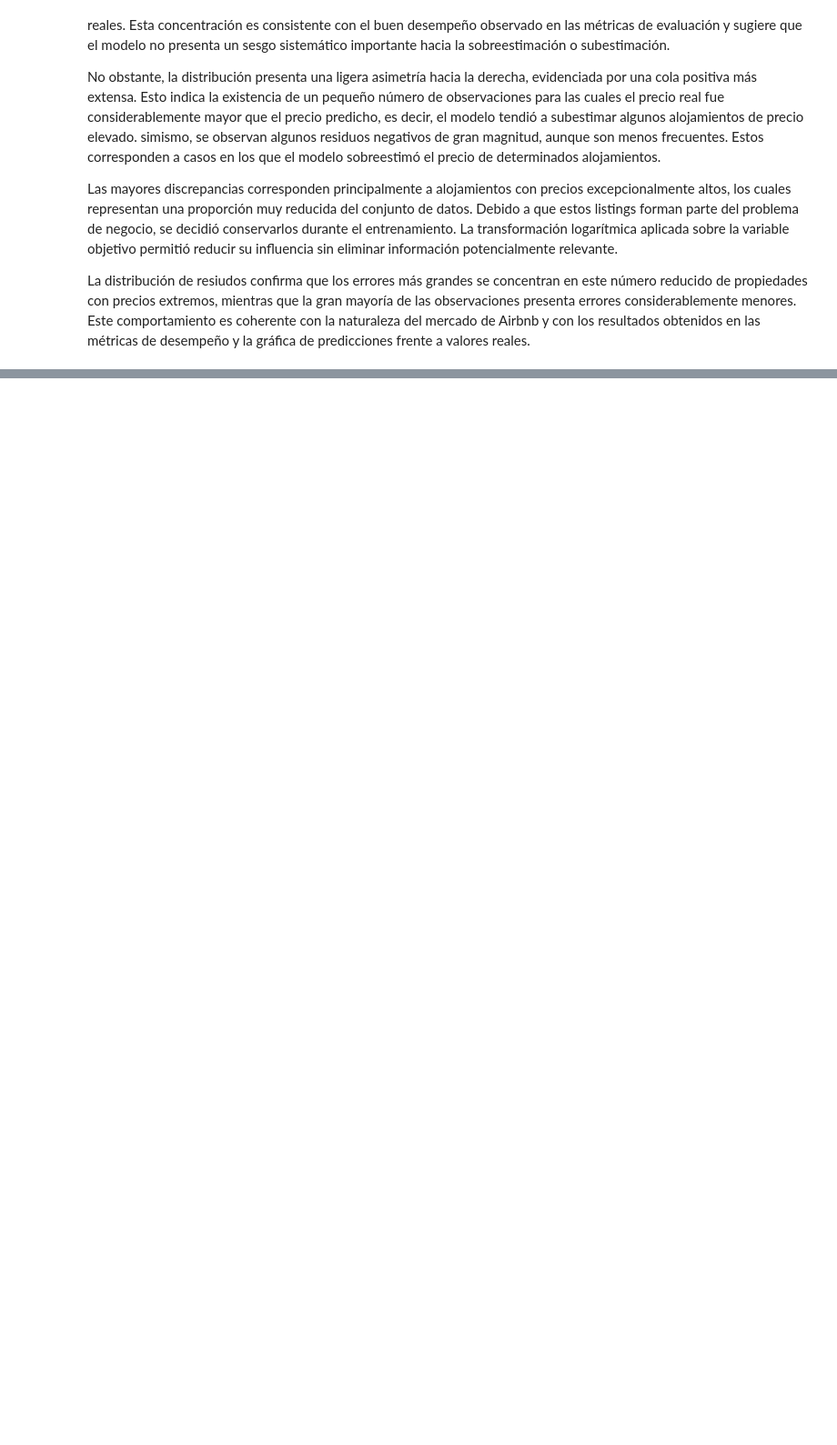
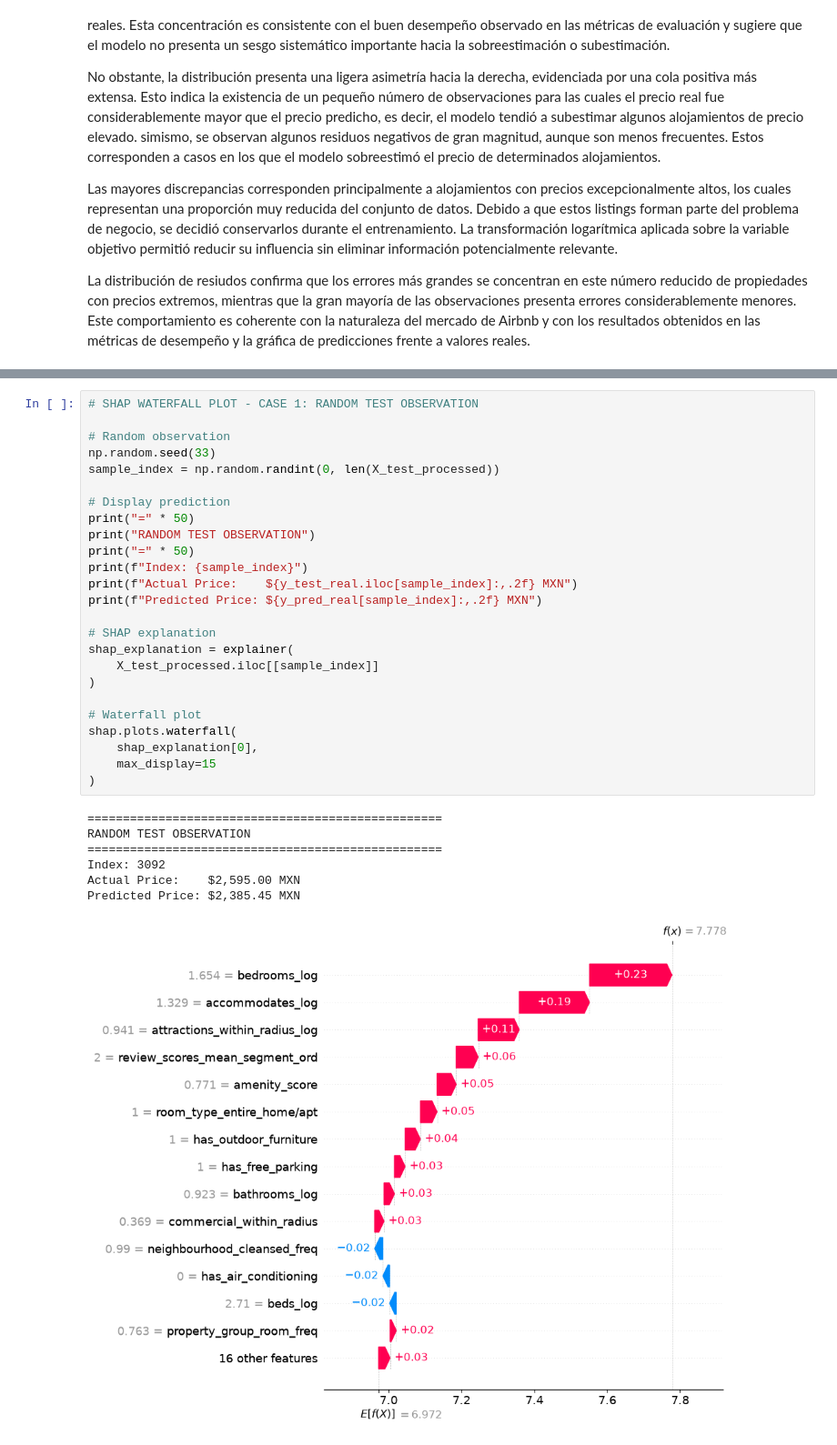
Before and after one commit to josue-rdgzcb/airbnb-price-prediction-mexico-city, a Jupyter notebook: notebooks/03_modeling.ipynb, the cells around one changed output, grey strips where cells are left out. Shown at 91% size. Cells and saved outputs as stored; diff of their text form; blank space fills up the shorter version.

```diff
--- a/notebooks/03_modeling.ipynb
+++ b/notebooks/03_modeling.ipynb
@@ -1500,0 +1613,33 @@ La distribución de resiudos confirma que los errores más grandes se concentran
+# %%
+# SHAP WATERFALL PLOT - CASE 1: RANDOM TEST OBSERVATION
+
+# Random observation
+np.random.seed(33)
+sample_index = np.random.randint(0, len(X_test_processed))
+
+# Display prediction
+print("=" * 50)
+print("RANDOM TEST OBSERVATION")
+print("=" * 50)
+print(f"Index: {sample_index}")
+print(f"Actual Price:    ${y_test_real.iloc[sample_index]:,.2f} MXN")
+print(f"Predicted Price: ${y_pred_real[sample_index]:,.2f} MXN")
+
+# SHAP explanation
+shap_explanation = explainer(
+    X_test_processed.iloc[[sample_index]]
+)
+
+# Waterfall plot
+shap.plots.waterfall(
+    shap_explanation[0],
+    max_display=15
+)
+# %% [output]
+==================================================
+RANDOM TEST OBSERVATION
+==================================================
+Index: 3092
+Actual Price:    $2,595.00 MXN
+Predicted Price: $2,385.45 MXN
+[figure, added]
```
Also changed, not shown: parts of 24 cells of this notebook.
